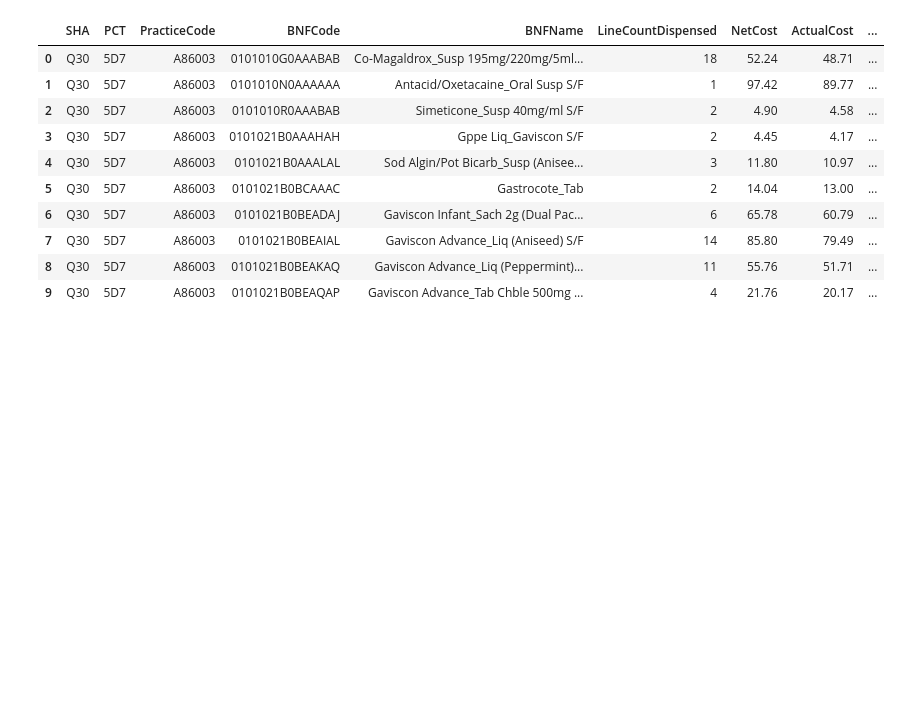
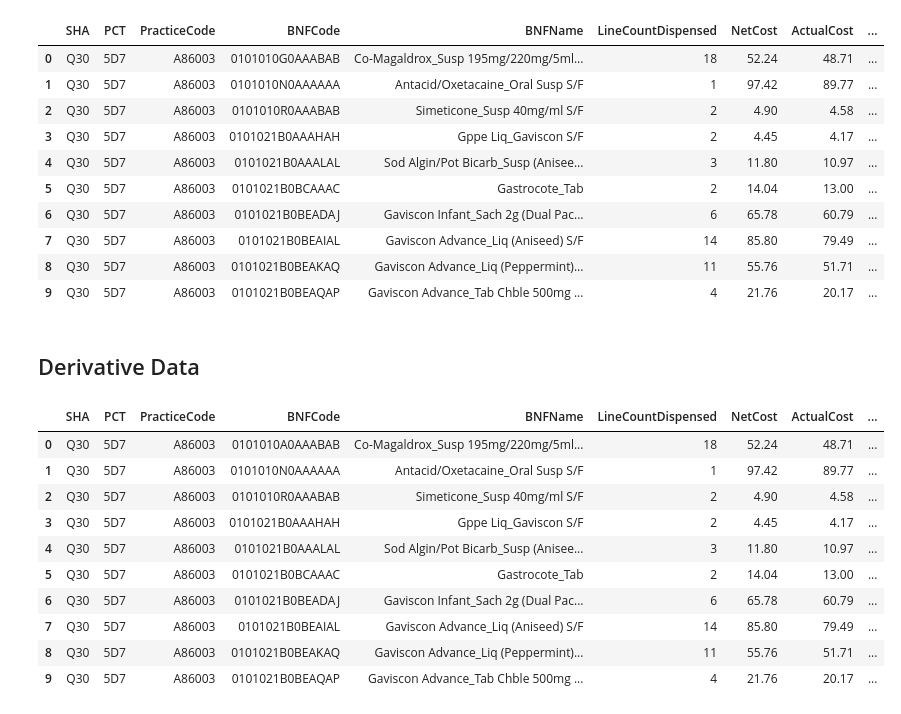
Before and after one commit to fauxnetic/gpdata, a Jupyter notebook: Initial Samples Investigation.ipynb, the cells around one changed output. Cells and saved outputs as stored; diff of their text form; code cells hidden in the pictures; blank space fills up the shorter version.

Commit message:
further sample data investigation w/ derived data

```diff
--- a/Initial Samples Investigation.ipynb
+++ b/Initial Samples Investigation.ipynb
@@ -90,3 +94,24 @@ data
 | 7 | Q30 | 5D7 | A86003 | 0101021B0BEAIAL | Gaviscon Advance_Liq (Aniseed) S/F | 14 | 85.80 | 79.49 | ... |
 | 8 | Q30 | 5D7 | A86003 | 0101021B0BEAKAQ | Gaviscon Advance_Liq (Peppermint)... | 11 | 55.76 | 51.71 | ... |
 | 9 | Q30 | 5D7 | A86003 | 0101021B0BEAQAP | Gaviscon Advance_Tab Chble 500mg ... | 4 | 21.76 | 20.17 | ... |
+# %% [markdown]
+## Derivative Data
+# %%
+# Chemical names from BNF codes
+data['ChemCode'] = data['BNFCode'].str[:9]
+
+# ChemCodes aren't actually in sample file
+data.set_value(0, 'BNFCode', '0101010A0AAABAB')
+data = pd.merge(data, chems, left_on='ChemCode', right_on='ChemCode', how = 'left')
+# %% [output]
+|  | SHA | PCT | PracticeCode | BNFCode | BNFName | LineCountDispensed | NetCost | ActualCost | ... |
+| 0 | Q30 | 5D7 | A86003 | 0101010A0AAABAB | Co-Magaldrox_Susp 195mg/220mg/5ml... | 18 | 52.24 | 48.71 | ... |
+| 1 | Q30 | 5D7 | A86003 | 0101010N0AAAAAA | Antacid/Oxetacaine_Oral Susp S/F | 1 | 97.42 | 89.77 | ... |
+| 2 | Q30 | 5D7 | A86003 | 0101010R0AAABAB | Simeticone_Susp 40mg/ml S/F | 2 | 4.90 | 4.58 | ... |
+| 3 | Q30 | 5D7 | A86003 | 0101021B0AAAHAH | Gppe Liq_Gaviscon S/F | 2 | 4.45 | 4.17 | ... |
+| 4 | Q30 | 5D7 | A86003 | 0101021B0AAALAL | Sod Algin/Pot Bicarb_Susp (Anisee... | 3 | 11.80 | 10.97 | ... |
+| 5 | Q30 | 5D7 | A86003 | 0101021B0BCAAAC | Gastrocote_Tab | 2 | 14.04 | 13.00 | ... |
+| 6 | Q30 | 5D7 | A86003 | 0101021B0BEADAJ | Gaviscon Infant_Sach 2g (Dual Pac... | 6 | 65.78 | 60.79 | ... |
+| 7 | Q30 | 5D7 | A86003 | 0101021B0BEAIAL | Gaviscon Advance_Liq (Aniseed) S/F | 14 | 85.80 | 79.49 | ... |
+| 8 | Q30 | 5D7 | A86003 | 0101021B0BEAKAQ | Gaviscon Advance_Liq (Peppermint)... | 11 | 55.76 | 51.71 | ... |
+| 9 | Q30 | 5D7 | A86003 | 0101021B0BEAQAP | Gaviscon Advance_Tab Chble 500mg ... | 4 | 21.76 | 20.17 | ... |
```
Also changed, not shown: parts of 5 cells of this notebook.
